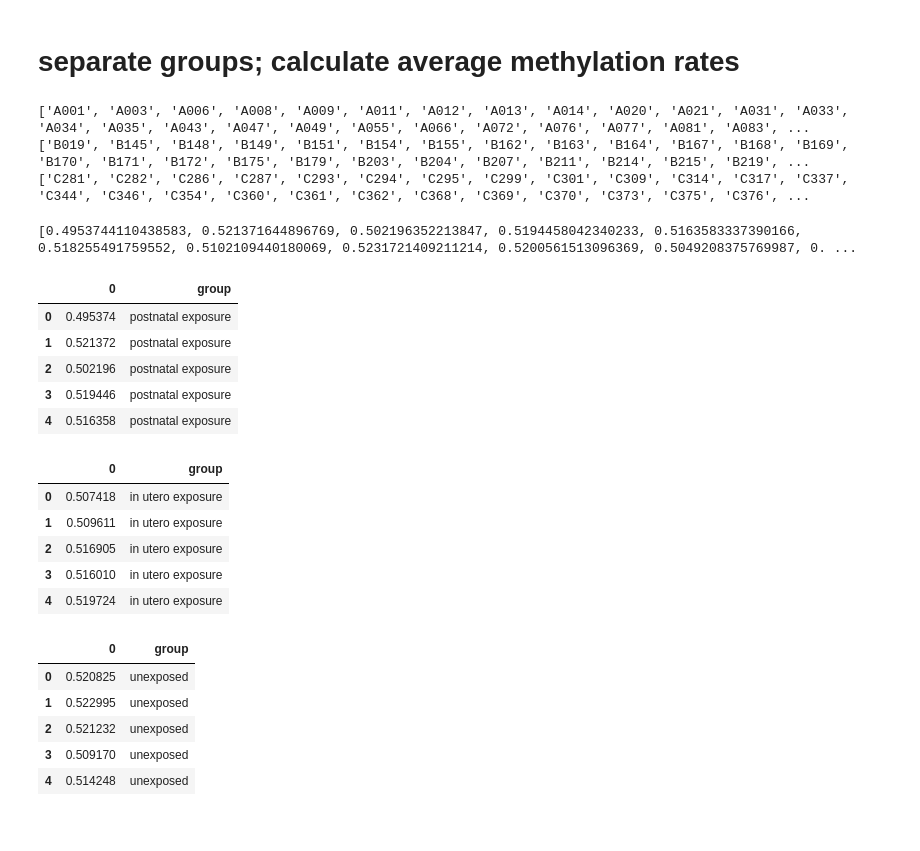
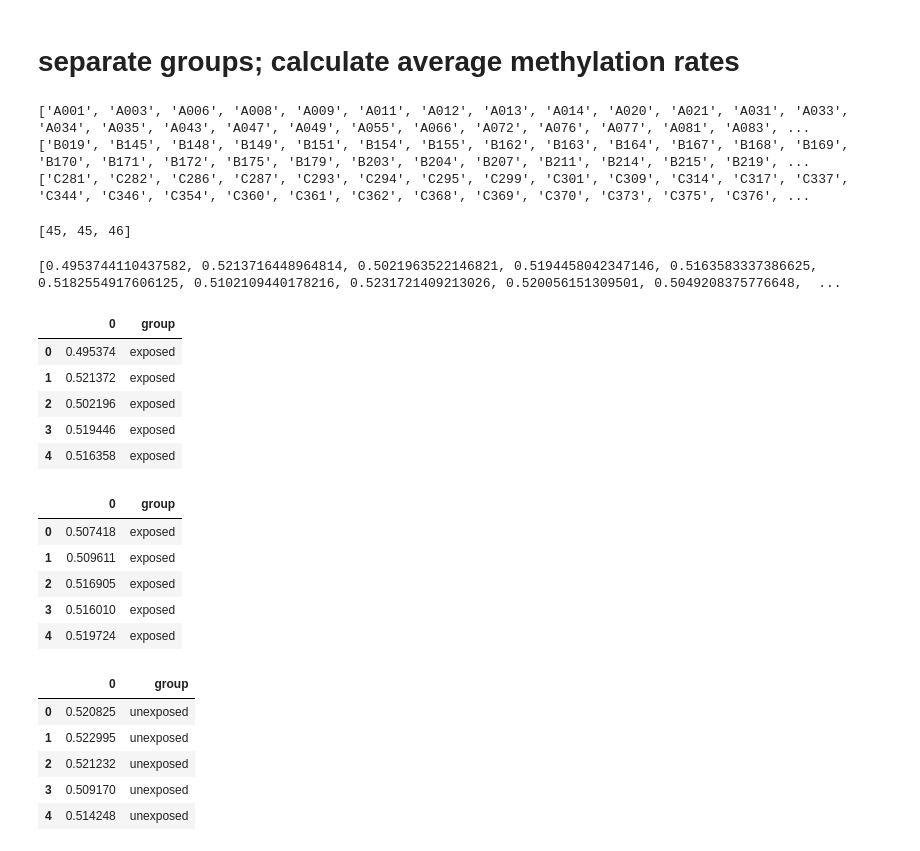
Before and after one commit to zeelthakkar4/analyses, a Jupyter notebook: First_Meth_Analysis_Bangladesh.ipynb, the cells around one changed output. Cells and saved outputs as stored; diff of their text form; code cells hidden in the pictures.

```diff
--- a/First_Meth_Analysis_Bangladesh.ipynb
+++ b/First_Meth_Analysis_Bangladesh.ipynb
@@ -12,4 +16,5 @@ import matplotlib.pyplot as plt
 # %% [markdown]
 # read in data
 # %%
-betas = pd.read_csv("~/Downloads/beta_normalised_bmiq.csv")
+betas = pd.read_csv("~/Desktop/research/beta_normalised_bmiq_csv.csv")
+betas
@@ -98,10 +101,14 @@ for sample in sample_list:
 print(groupA)
 print(groupB)
 print(groupC)
+
+samples_ct = [len(groupA),len(groupB),len(groupC)]
+samples_ct
 # %% [output]
 ['A001', 'A003', 'A006', 'A008', 'A009', 'A011', 'A012', 'A013', 'A014', 'A020', 'A021', 'A031', 'A033', 'A034', 'A035', 'A043', 'A047', 'A049', 'A055', 'A066', 'A072', 'A076', 'A077', 'A081', 'A083', ...
 ['B019', 'B145', 'B148', 'B149', 'B151', 'B154', 'B155', 'B162', 'B163', 'B164', 'B167', 'B168', 'B169', 'B170', 'B171', 'B172', 'B175', 'B179', 'B203', 'B204', 'B207', 'B211', 'B214', 'B215', 'B219', ...
 ['C281', 'C282', 'C286', 'C287', 'C293', 'C294', 'C295', 'C299', 'C301', 'C309', 'C314', 'C317', 'C337', 'C344', 'C346', 'C354', 'C360', 'C361', 'C362', 'C368', 'C369', 'C370', 'C373', 'C375', 'C376', ...
+[45, 45, 46]
 # %%
 betas_A=betas[groupA]
 betas_B=betas[groupB]
@@ -120,31 +127,31 @@ for sample in groupC:
 # %%
 print(averagesA)
 # %% [output]
-[0.4953744110438583, 0.521371644896769, 0.502196352213847, 0.5194458042340233, 0.5163583337390166, 0.518255491759552, 0.5102109440180069, 0.5231721409211214, 0.5200561513096369, 0.5049208375769987, 0. ...
+[0.4953744110437582, 0.5213716448964814, 0.5021963522146821, 0.5194458042347146, 0.5163583337386625, 0.5182554917606125, 0.5102109440178216, 0.5231721409213026, 0.520056151309501, 0.5049208375776648,  ...
 # %%
 averagesA_df = pd.DataFrame(averagesA)
 
-averagesA_df["group"] = "postnatal exposure"
+averagesA_df["group"] = "exposed"
 averagesA_df.head()
 # %% [output]
 |  | 0 | group |
-| 0 | 0.495374 | postnatal exposure |
-| 1 | 0.521372 | postnatal exposure |
-| 2 | 0.502196 | postnatal exposure |
-| 3 | 0.519446 | postnatal exposure |
-| 4 | 0.516358 | postnatal exposure |
+| 0 | 0.495374 | exposed |
+| 1 | 0.521372 | exposed |
+| 2 | 0.502196 | exposed |
+| 3 | 0.519446 | exposed |
+| 4 | 0.516358 | exposed |
 # %%
 averagesB_df = pd.DataFrame(averagesB)
 
-averagesB_df["group"] = "in utero exposure"
+averagesB_df["group"] = "exposed"
 averagesB_df.head()
 # %% [output]
 |  | 0 | group |
-| 0 | 0.507418 | in utero exposure |
-| 1 | 0.509611 | in utero exposure |
-| 2 | 0.516905 | in utero exposure |
-| 3 | 0.516010 | in utero exposure |
-| 4 | 0.519724 | in utero exposure |
+| 0 | 0.507418 | exposed |
+| 1 | 0.509611 | exposed |
+| 2 | 0.516905 | exposed |
+| 3 | 0.516010 | exposed |
+| 4 | 0.519724 | exposed |
 # %%
 averagesC_df = pd.DataFrame(averagesC)
 
```
Also changed, not shown: parts of 79 cells of this notebook, 5 other files.
